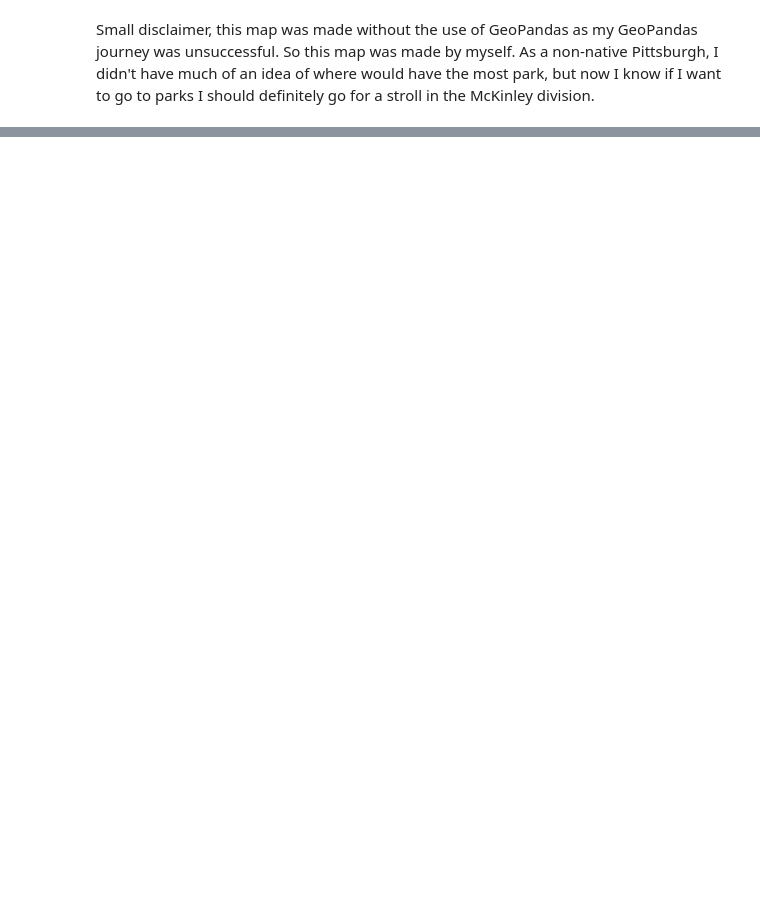
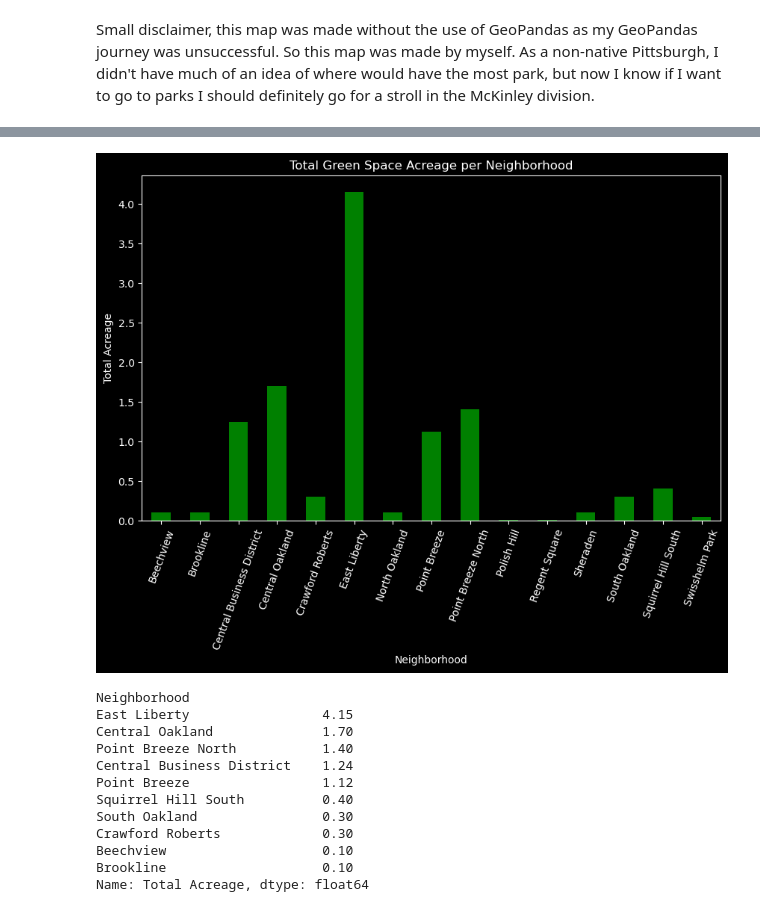
Before and after one commit to meee57/Big-Ideas-Final, a Jupyter notebook: Big Ideas Final/Combined.ipynb, the cells around one changed output, grey strips where cells are left out. Drawn from its saved outputs; the diff is of its cells as text; code cells hidden in the pictures; blank space fills up the shorter version.

```diff
--- a/Big Ideas Final/Combined.ipynb
+++ b/Big Ideas Final/Combined.ipynb
@@ -151,0 +235,39 @@ Small disclaimer, this map was made without the use of GeoPandas as my GeoPandas
+# %%
+import pandas as pd
+import numpy as np
+%matplotlib inline
+import matplotlib.pyplot as plt
+
+# loading in the data
+green_spaces = pd.read_csv("green-spaces.csv")
+
+# selecing the neighborhoods
+neighborhoods = green_spaces['Neighborhood'].unique()
+
+# Calculate total green space acreage per neighborhood
+total_green_space = green_spaces.groupby('Neighborhood')['Total Acreage'].sum()
+
+# Display in a bar graph
+plt.figure(figsize=(10, 6))
+total_green_space.plot(kind='bar', color='green')
+plt.title('Total Green Space Acreage per Neighborhood')
+plt.xlabel('Neighborhood')
+plt.ylabel('Total Acreage')
+plt.xticks(rotation=70)
+plt.show()
+
+total_green_space.sort_values(ascending=False).head(10)
+# %% [output]
+[figure, added]
+Neighborhood
+East Liberty                 4.15
+Central Oakland              1.70
+Point Breeze North           1.40
+Central Business District    1.24
+Point Breeze                 1.12
+Squirrel Hill South          0.40
+South Oakland                0.30
+Crawford Roberts             0.30
+Beechview                    0.10
+Brookline                    0.10
+Name: Total Acreage, dtype: float64
```
Also changed, not shown: parts of 18 cells of this notebook.
